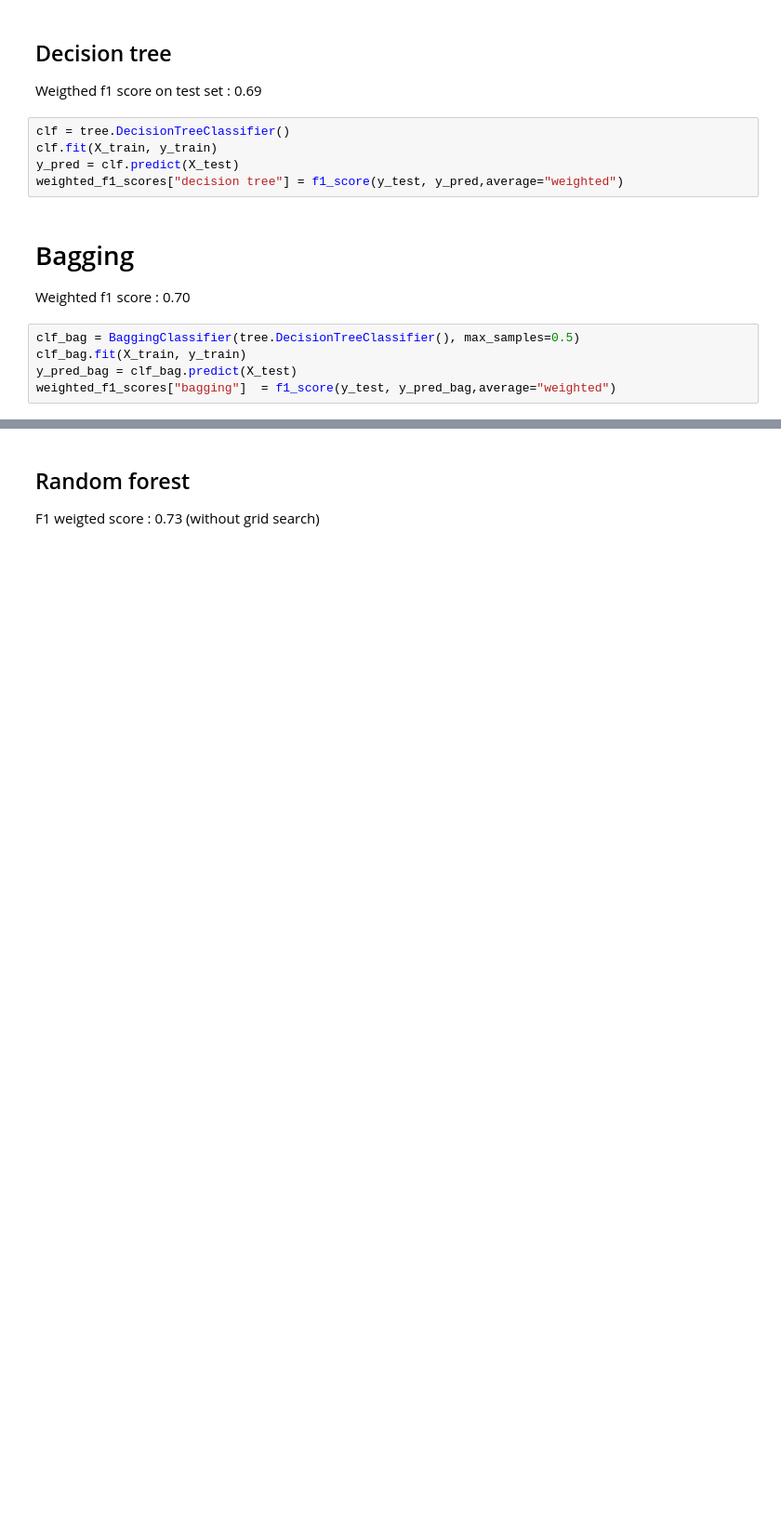
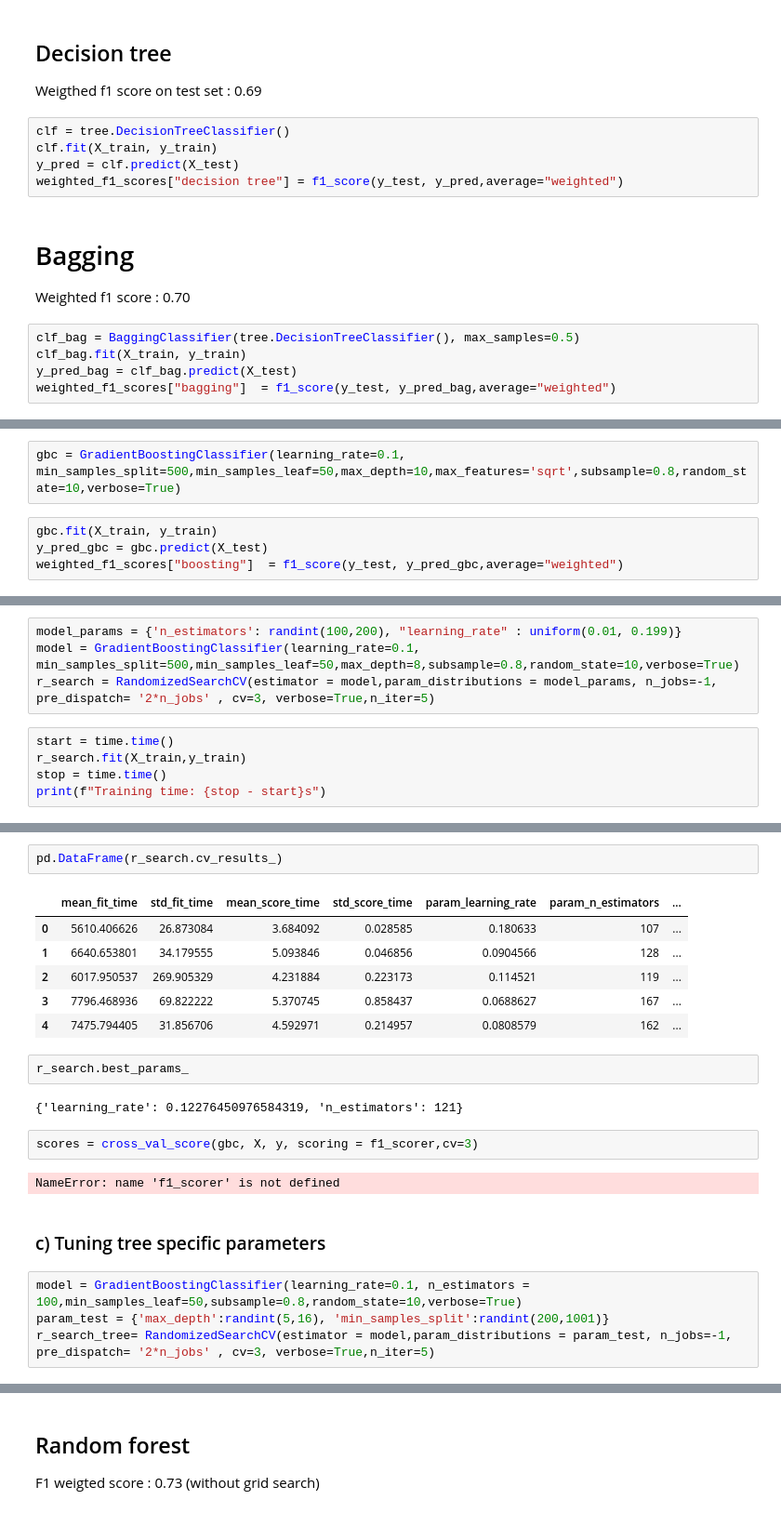
Before and after one commit to QuentinNativel/ELTA, a Jupyter notebook: ELTA_synthetic.ipynb, the cells around one changed output, grey strips where cells are left out. Shown at 93% size. Saved outputs shown, nothing was run; the diff lists cells and outputs as text; blank space fills up the shorter version.

Commit message:
experiments on gradient boosting

```diff
--- a/ELTA_synthetic.ipynb
+++ b/ELTA_synthetic.ipynb
@@ -45,0 +57,6 @@ weighted_f1_scores["bagging"]  = f1_score(y_test, y_pred_bag,average="weighted")
+# %%
+gbc = GradientBoostingClassifier(learning_rate=0.1, min_samples_split=500,min_samples_leaf=50,max_depth=10,max_features='sqrt',subsample=0.8,random_state=10,verbose=True)
+# %%
+gbc.fit(X_train, y_train)
+y_pred_gbc = gbc.predict(X_test)
+weighted_f1_scores["boosting"]  = f1_score(y_test, y_pred_gbc,average="weighted")
@@ -45,0 +116,9 @@ weighted_f1_scores["bagging"]  = f1_score(y_test, y_pred_bag,average="weighted")
+# %%
+model_params = {'n_estimators': randint(100,200), "learning_rate" : uniform(0.01, 0.199)}
+model = GradientBoostingClassifier(learning_rate=0.1, min_samples_split=500,min_samples_leaf=50,max_depth=8,subsample=0.8,random_state=10,verbose=True)
+r_search = RandomizedSearchCV(estimator = model,param_distributions = model_params, n_jobs=-1,  pre_dispatch= '2*n_jobs' , cv=3, verbose=True,n_iter=5)
+# %%
+start = time.time()
+r_search.fit(X_train,y_train)
+stop = time.time()
+print(f"Training time: {stop - start}s")
@@ -45,0 +146,23 @@ weighted_f1_scores["bagging"]  = f1_score(y_test, y_pred_bag,average="weighted")
+# %%
+pd.DataFrame(r_search.cv_results_)
+# %% [output]
+|  | mean_fit_time | std_fit_time | mean_score_time | std_score_time | param_learning_rate | param_n_estimators | ... |
+| 0 | 5610.406626 | 26.873084 | 3.684092 | 0.028585 | 0.180633 | 107 | ... |
+| 1 | 6640.653801 | 34.179555 | 5.093846 | 0.046856 | 0.0904566 | 128 | ... |
+| 2 | 6017.950537 | 269.905329 | 4.231884 | 0.223173 | 0.114521 | 119 | ... |
+| 3 | 7796.468936 | 69.822222 | 5.370745 | 0.858437 | 0.0688627 | 167 | ... |
+| 4 | 7475.794405 | 31.856706 | 4.592971 | 0.214957 | 0.0808579 | 162 | ... |
+# %%
+r_search.best_params_
+# %% [output]
+{'learning_rate': 0.12276450976584319, 'n_estimators': 121}
+# %%
+scores = cross_val_score(gbc, X, y, scoring = f1_scorer,cv=3)
+# %% [output]
+NameError: name 'f1_scorer' is not defined
+# %% [markdown]
+### c) Tuning tree specific parameters
+# %%
+model = GradientBoostingClassifier(learning_rate=0.1, n_estimators = 100,min_samples_leaf=50,subsample=0.8,random_state=10,verbose=True)
+param_test = {'max_depth':randint(5,16), 'min_samples_split':randint(200,1001)}
+r_search_tree= RandomizedSearchCV(estimator = model,param_distributions = param_test, n_jobs=-1,  pre_dispatch= '2*n_jobs' , cv=3, verbose=True,n_iter=5)
```
Also changed, not shown: parts of 23 cells of this notebook, 1 other file.
